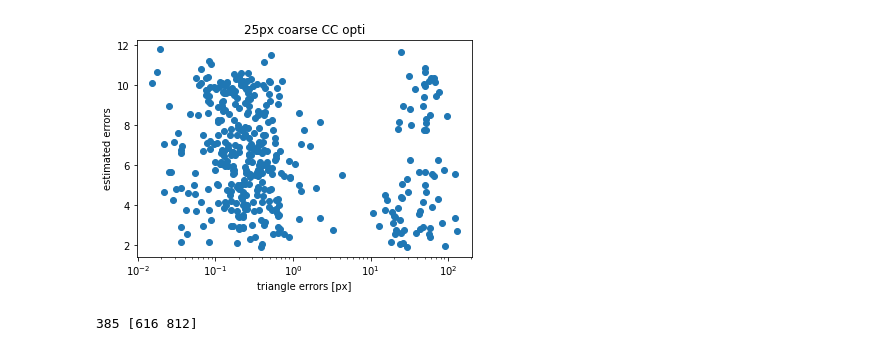
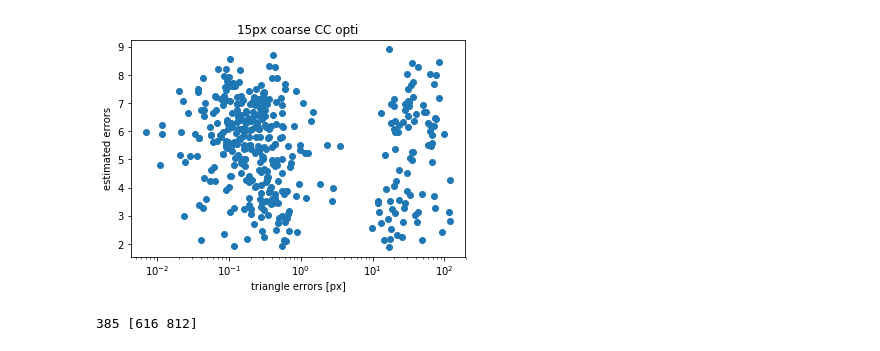
Before and after one commit to xdze2/stretchablecorr, a Jupyter notebook: error_evaluation.ipynb, the cells around one changed output. Cells and saved outputs as stored; diff of their text form; code cells hidden in the pictures.

```diff
--- a/error_evaluation.ipynb
+++ b/error_evaluation.ipynb
@@ -12,3 +11,3 @@ The autoreload extension is already loaded. To reload it, use:
 # %%
-cube, image_names = sc.load_image_sequence('./images/HS2_01/')
+cube, image_names = sc.load_image_sequence('./images/HS2/')
 # %% [output]
@@ -21,7 +20,7 @@ Image sequence:
 #  Define the grid
 # ==================
 
-grid_spacing = 40
+grid_spacing = 30
 grid_margin = 200
 # ----
 grid = sc.build_grid(cube.shape[1:], margin=grid_margin, spacing=grid_spacing)
@@ -38,0 +79,25 @@ grid size: 25x16
+# %%
+results = {}
+
+i_start=19
+
+params = {'window_half_size': 10,
+          'coarse_search': True,
+          'phase':False,
+          'method':'opti' }
+displ, gap = sc.track_displ_2steps(cube[i_start:i_start+3], points, **params)
+results[construct_key(params)] = displ, gap
+
+params = {'window_half_size': 20,
+          'coarse_search': True,
+          'phase':False,
+          'method':'opti' }
+displ, gap = sc.track_displ_2steps(cube[i_start:i_start+3], points, **params)
+results[construct_key(params)] = displ, gap
+
+params = {'window_half_size': 40,
+          'coarse_search': True,
+          'phase':False,
+          'method':'opti' }
+displ, gap = sc.track_displ_2steps(cube[i_start:i_start+3], points, **params)
+results[construct_key(params)] = displ, gap
@@ -96,9 +195,19 @@ triangle_errors, estimated_errors  = triangulate(*IJK, points, params)
 # %%
+# test
+ijk = 19, 20, 21
+#ijk = 4, 6, 8
+IJK = [cube[idx] for idx in ijk]
+params = {'window_half_size': 15,
+          'coarse_search': True,
+          'phase': False,
+          'method':'opti' }
+triangle_errors, estimated_errors  = triangulate(*IJK, points, params)
+
 plt.semilogx(triangle_errors, estimated_errors, 'o')
 plt.title(construct_key(params)); plt.xlabel('triangle errors [px]')
 plt.ylabel('estimated errors');
 # %% [output]
-[figure, old version]
+[figure, new version]
 # %%
 argsorted = np.argsort(triangle_errors)[::-1]
 # %%
```
Also changed, not shown: parts of 36 cells of this notebook, 5 other files.
